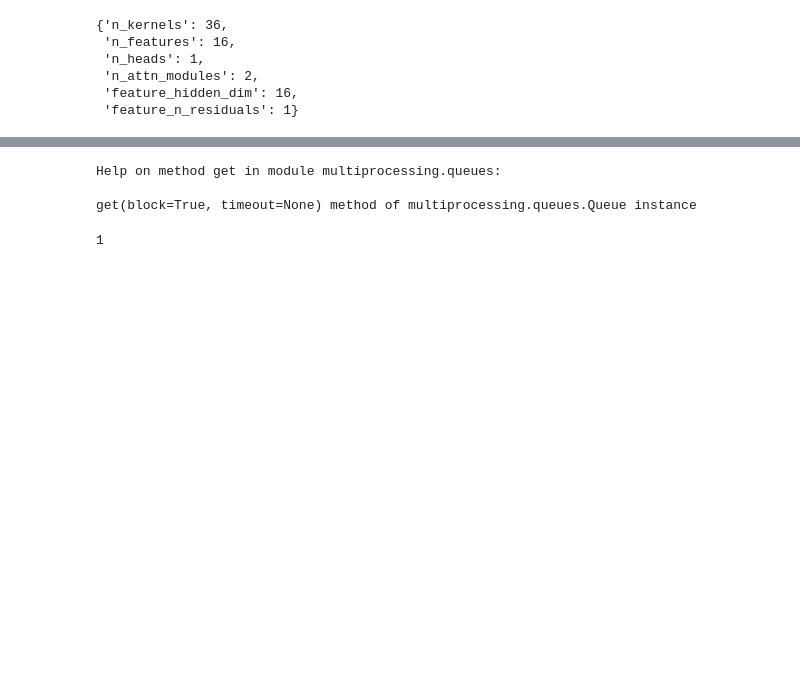
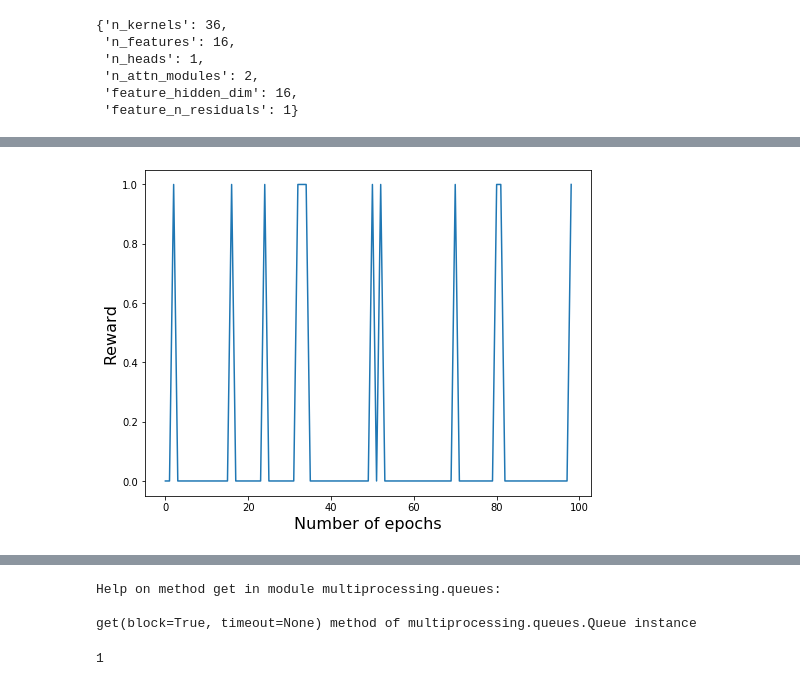
Before and after one commit to nicoladainese96/RelationalDeepRL, a Jupyter notebook: Multiprocessing.ipynb, the cells around one changed output, grey strips where cells are left out. Cells and saved outputs as stored; diff of their text form; code cells hidden in the pictures; blank space fills up the shorter version.

```diff
--- a/Multiprocessing.ipynb
+++ b/Multiprocessing.ipynb
@@ -8,7 +8,7 @@ X = 5
 Y = 5
 initial = [0,0]
 goal = [4,4]
-MAX_STEPS = 10
+MAX_STEPS = 100
 
 game_params = dict(x=X, y=Y, initial=initial, goal=goal, max_steps=MAX_STEPS,
                    greyscale_state=True, return_ohe=True)
@@ -30,15 +30,15 @@ action_space = 4
 
 #HPs = dict(gamma=0.99, tau=0.3, n_steps=5, H=1e-3, **relational_HPs)
 HPs = dict(gamma=0.99, tau=0.3, n_steps=5, H=1e-3, n_features=32, map_size=X)
-learning_rate = 1e-4
+learning_rate = 5e-3
 
-if torch.cuda.is_available():
-    HPs['device'] = 'cuda'
-else:
-    HPs['device'] = 'cpu'
+#if torch.cuda.is_available():
+#    HPs['device'] = 'cuda'
+#else:
+HPs['device'] = 'cpu'
 
 print("Using device "+HPs['device'])
-agent_constructor = ActorCriticConstructor(name, True, action_space, **HPs)
+agent_constructor = ActorCriticConstructor(name, False, action_space, **HPs)
 # %% [output]
 Using device cpu
 Model:  <class 'AC_modules.Networks.OheNet'>
@@ -53,5 +53,6 @@ reload(A3C_training)
 # %%
-results = A3C_training.train_sandbox(agent_constructor, learning_rate, game_params, n_training_threads=3, n_episodes=10,
+%%time
+results = A3C_training.train_sandbox(agent_constructor, learning_rate, game_params, n_training_threads=11, n_episodes=1000,
                   max_steps=MAX_STEPS, return_agent=True, random_init=True)
 # %% [output]
 Test process started
@@ -73,0 +110,2 @@ All processes finished
+# %%
+score, global_model, losses, steps_to_solve = results
@@ -73,0 +114,73 @@ All processes finished
+# %%
+moving_average=False
+average_window=100
+
+if moving_average:
+    n_epochs = np.arange(average_window, len(score))
+else:
+    n_epochs = np.arange(len(score))
+
+### plot score ###
+plt.figure(figsize=(8,6))
+
+if moving_average:
+    average_score = np.array([np.mean(score[i:i+average_window]) for i in range(len(n_epochs))])
+    plt.plot(n_epochs, average_score)
+else:
+    plt.plot(n_epochs, score)
+plt.xlabel("Number of epochs", fontsize=16)
+plt.ylabel("Reward", fontsize=16)
+plt.show()
+
+### steps to solve ###
+plt.figure(figsize=(8,6))
+
+if moving_average:
+    average_score = np.array([np.mean(steps_to_solve[i:i+average_window]) for i in range(len(n_epochs))])
+    plt.plot(n_epochs, average_score)
+else:
+    plt.plot(n_epochs, steps_to_solve)
+plt.xlabel("Number of epochs", fontsize=16)
+plt.ylabel("Steps to solve", fontsize=16)
+plt.show()
+
+### plot critic loss ###
+plt.figure(figsize=(8,6))
+
+if moving_average:
+    average_score = np.array([np.mean(losses['critic_losses'][i:i+average_window]) for i in range(len(n_epochs))])
+    plt.plot(n_epochs, average_score)
+else:
+    plt.plot(n_epochs, losses['critic_losses'])
+
+plt.xlabel("Number of epochs", fontsize=16)
+plt.ylabel("Critic loss", fontsize=16)
+plt.show()
+
+### plot actor loss ###
+plt.figure(figsize=(8,6))
+
+if moving_average:
+    average_score = np.array([np.mean(losses['actor_losses'][i:i+average_window]) for i in range(len(n_epochs))])
+    plt.plot(n_epochs, average_score)
+else:
+    plt.plot(n_epochs, losses['actor_losses'])
+
+plt.xlabel("Number of epochs", fontsize=16)
+plt.ylabel("Actor loss", fontsize=16)
+plt.show()
+
+### plot entropy ###
+plt.figure(figsize=(8,6))
+
+if moving_average:
+    average_score = np.array([np.mean(losses['entropies'][i:i+average_window]) for i in range(len(n_epochs))])
+    plt.plot(n_epochs, -average_score)
+else:
+    plt.plot(n_epochs, -np.array(losses['entropies']))
+
+plt.xlabel("Number of epochs", fontsize=16)
+plt.ylabel("Entropy term", fontsize=16)
+plt.show()
+# %% [output]
+[figure, added]
```
Also changed, not shown: parts of 8 cells of this notebook, 12 other files.
